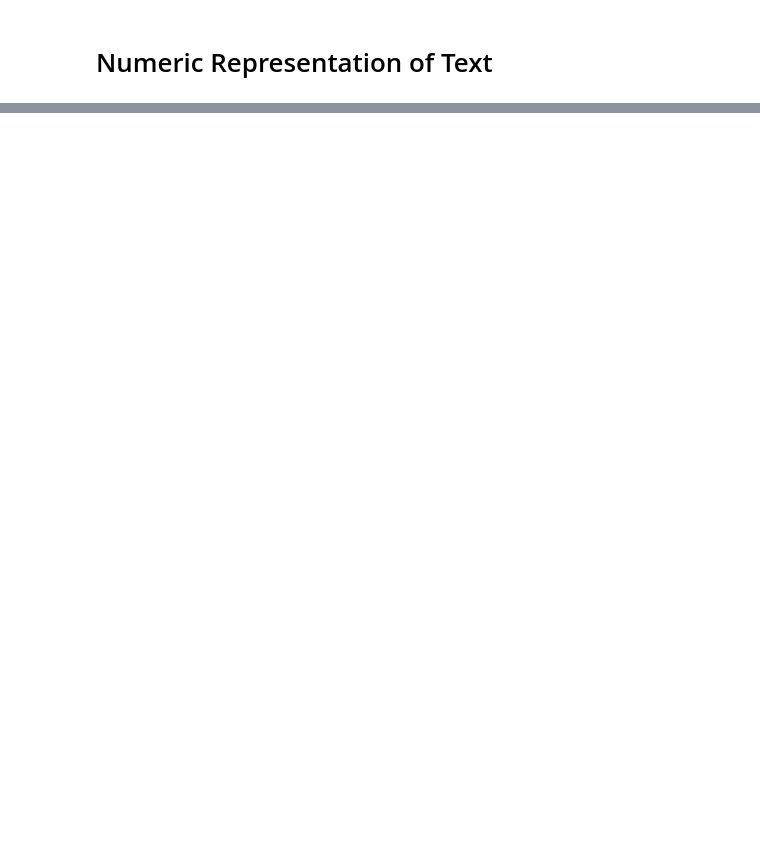
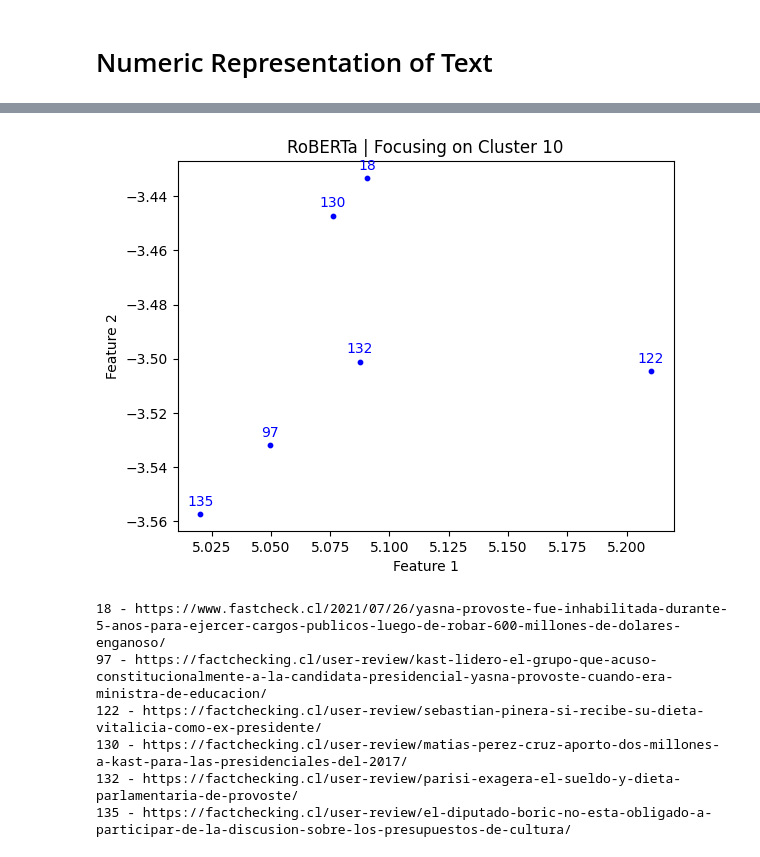
Before and after one commit to MolodyGs/Multimodal-News-Data-Collection, a Jupyter notebook: src/models/text_model/text_model.ipynb, the cells around one changed output, grey strips where cells are left out. Drawn from its saved outputs; the diff is of its cells as text; code cells hidden in the pictures; blank space fills up the shorter version.

```diff
--- a/src/models/text_model/text_model.ipynb
+++ b/src/models/text_model/text_model.ipynb
@@ -152 +313,57 @@ print(f"Silhouette Score: {score}")
+# %%
+colors = {'fact_checking_data': 'red', 'fast_check_1st': 'blue', 'fast_check_2nd': 'green'}
+
+cluster_to_print = 10
+embeddings_selected = []
+facts_labels = []
+for index, emb in enumerate(pages_embeddings_info):
+    if emb.get_cluster() == cluster_to_print:
+        embeddings_selected.append(emb)
+
+# plt.scatter([fact.get_embedding()[0] for fact in embeddings_selected], [fact.get_embedding()[1] for fact in embeddings_selected], s=10)
+
+colors = ['red', 'blue', 'green']
+
+# reference_data = [fact[0] for fact in facts_selected]
+for emb, etiqueta in zip([emb.get_embedding() for emb in embeddings_selected], [emb.get_label() for emb in embeddings_selected]):
+    x = emb[0]
+    y = emb[1]
+    # reference = 0
+    # times = 0
+    # for index, cordx in enumerate(reference_data):
+    #     if cordx == x:
+    #         continue
+    #     diff = abs(cordx - x)
+    #     if diff < 0.1:
+    #         reference += 7
+    #         times += 1
+    #         del reference_data[index]
+
+    # if times >= 3:
+    #     times = int(times/3)
+    #     if times >= 3:
+    #         times = 2
+    plt.annotate(etiqueta, (x, y), textcoords="offset points", xytext=(0, 6), ha='center', color="blue")
+    plt.scatter(x, y, s=10, color="blue")
+
+# legend_labels = [mpatches.Patch(color=color, label=label) for label, color in colors.items()]
+# plt.legend(handles=legend_labels, title="Sites", fontsize=8)
+
+plt.title(f'RoBERTa | Focusing on Cluster {cluster_to_print}')
+plt.xlabel('Feature 1')
+plt.ylabel('Feature 2')
+# plt.xlim(13.8, 14.8)
+# plt.ylim(1.25, 2.75)
+plt.show()
+
+for emb in embeddings_selected:
+    print(f"{emb.get_label()} - {emb.get_page()['link']}")
+# %% [output]
+[figure, added]
+18 - https://www.fastcheck.cl/2021/07/26/yasna-provoste-fue-inhabilitada-durante-5-anos-para-ejercer-cargos-publicos-luego-de-robar-600-millones-de-dolares-enganoso/
+97 - https://factchecking.cl/user-review/kast-lidero-el-grupo-que-acuso-constitucionalmente-a-la-candidata-presidencial-yasna-provoste-cuando-era-ministra-de-educacion/
+122 - https://factchecking.cl/user-review/sebastian-pinera-si-recibe-su-dieta-vitalicia-como-ex-presidente/
+130 - https://factchecking.cl/user-review/matias-perez-cruz-aporto-dos-millones-a-kast-para-las-presidenciales-del-2017/
+132 - https://factchecking.cl/user-review/parisi-exagera-el-sueldo-y-dieta-parlamentaria-de-provoste/
+135 - https://factchecking.cl/user-review/el-diputado-boric-no-esta-obligado-a-participar-de-la-discusion-sobre-los-presupuestos-de-cultura/
 # %%
```
Also changed, not shown: parts of 33 cells of this notebook.
